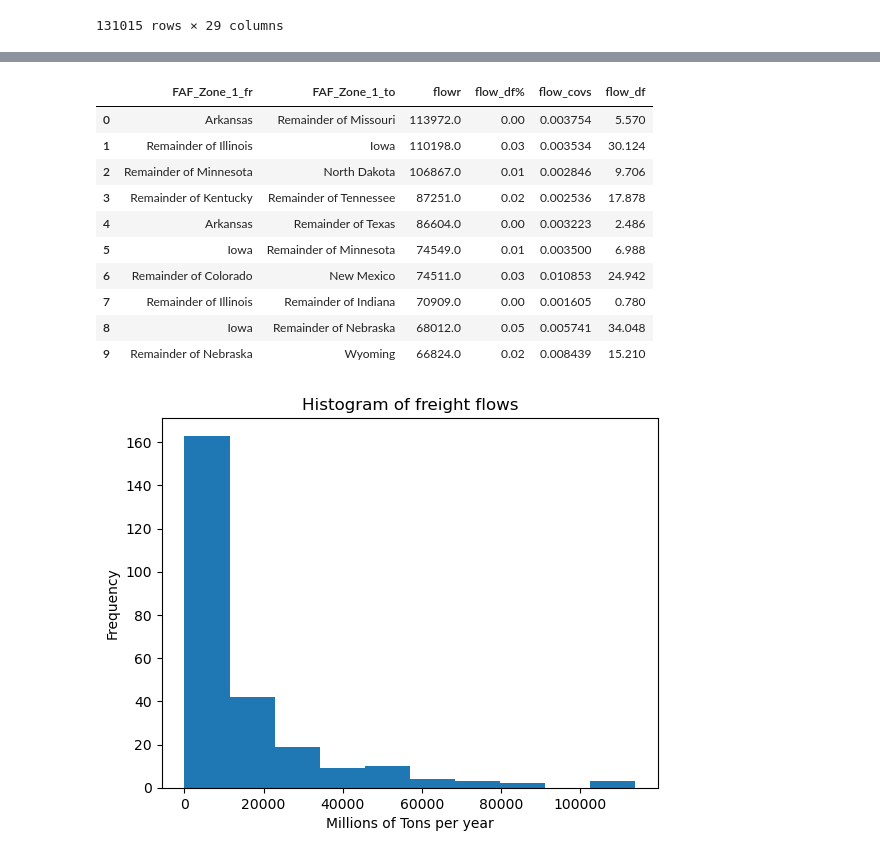
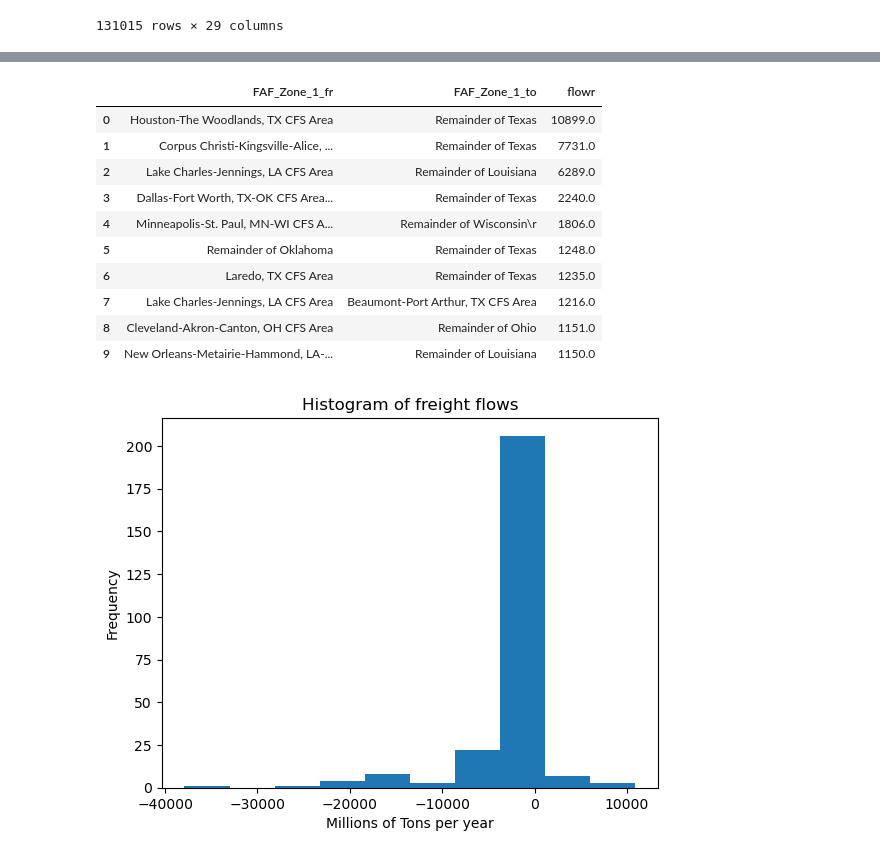
Before and after one commit to UMD-CTSM/network_flow_assignment, a Jupyter notebook: src/faf_sim.ipynb, the cells around one changed output, grey strips where cells are left out. Saved outputs shown, nothing was run; the diff lists cells and outputs as text; code cells hidden in the pictures.

Commit message:
Added comparison mode

```diff
--- a/src/faf_sim.ipynb
+++ b/src/faf_sim.ipynb
@@ -19,17 +19,20 @@ from geoprocessing.faf_zone_network import FafZoneNetwork, link_weights
 from network_analysis.mc_flow_assignment import sample_flows
 import geopandas as gpd
 # %%
-SIMPLE_NET = False # (421, 423, 341, 342 )
+MODE = 'compare' # normal, simple, monte_carlo, compare
 
-MONTE_CARLO = True
+SIMPLE_NET = False
+MONTE_CARLO = False
+if MODE == 'simple':
+  SIMPLE_NET = (421, 423, 341, 342 )
+if MODE == 'monte_carlo':
+  MONTE_CARLO = True
+
 MC_ITER_N = 500
 NORMAL_DIST = True
 
-COLUMN = 'thousand tons in 2035'
-
-# Validations
-if SIMPLE_NET:
-  MONTE_CARLO = False
+COLUMN = 'thousand tons in 2020'
+COMPARE_COLUMN = 'thousand tons in 2018'
 # %%
 naRailNodesDf = gpd.read_file( BASE_DIR / "inputs/NTAD_North_American_Rail_Network_Nodes")
 naRailLinesDf = gpd.read_file( BASE_DIR / "inputs/NTAD_North_American_Rail_Network_Lines")
@@ -66,9 +86,13 @@ railnet = fzn.createNetwork()
 # %%
-
 fa = FlowAssignment(railnet)
 
 railnet_flows = fa.run(faf_flows, SUM_COLUMN=COLUMN) # For comparison, if Monte Carlo mode
-if not MONTE_CARLO:
+
+if MODE == 'compare':
+  compare_flows = fa.run(faf_flows, SUM_COLUMN=COMPARE_COLUMN)
+  fzn.apply_flows((railnet_flows - compare_flows).to_dict())
+
+if MODE == 'normal':
   fzn.apply_flows(railnet_flows.to_dict())
 
 if MONTE_CARLO:
@@ -116,8 +140,16 @@ m = folium.Map(
 m.fit_bounds([[min_lat, min_lon], [max_lat, max_lon]])
 wmax = fzn.fafZoneLinksDf['flows'].max()
 wmin = fzn.fafZoneLinksDf['flows'].min()
+
+def select_flows(feature):
+  return feature['properties']['flows']
+
 def norm_w(feature):
-  return (feature['properties']['flows'] - wmin)/(wmax-wmin)
+  return (select_flows(feature) - wmin)/(wmax-wmin)
+
+def norm_abs_fn(feature):
+  value = select_flows(feature)
+  return value/(wmax if value > 0 else -wmin)
 
 lineWeightMax = 4
 lineWeightMin = 0.75
@@ -166,6 +198,10 @@ fzn.fafZoneLinksDf[['FAF_Zone_1_fr', 'FAF_Zone_1_to', 'flows', 'geometry']].expl
     'style_function': lambda feature: {
       'color': cm.linear.plasma(norm_w(feature)),
       'weight': norm_w(feature) * (lineWeightMax - lineWeightMin) + lineWeightMin
+    } if MODE != 'compare' else {
+      'color': cm.linear.RdYlGn_11(norm_abs_fn(feature) + .5),
+      'weight': abs(norm_abs_fn(feature)) * 3 + 1,
+      # 'yooo': print(abs(norm_abs_fn(feature)) if select_flows(feature) < 0 else False)
     }
   }
 )
@@ -189,42 +225,42 @@ fzn.fafZoneLinksDf['flows'].plot(
 )
 plt.show()
 
 if MONTE_CARLO:
   from matplotlib.ticker import PercentFormatter
 
   diff_percents = monte_railnet_flows.sub(railnet_flows, axis=0).abs().div(railnet_flows, axis=0).mul(100, axis=0)
   plot = diff_percents.T.expanding().mean().abs().mean(axis=1).plot(
     title='Monte Carlo Simulation Convergence',
     xlabel='Iterations',
     ylabel='Precent Error'
   )
   plot.yaxis.set_major_formatter(PercentFormatter())
   plt.show()
   avg_diff_percents = diff_percents.mean(axis=1)
   fzn.fafZoneLinksDf.loc[~np.isfinite(fzn.fafZoneLinksDf.flow_df_percent), 'flow_df_percent'] = 0
   plot = avg_diff_percents.plot(
     kind='hist',
     title='Histogram of flow errors in percent',
     xlabel='Percent Error'
   )
   mean_error = avg_diff_percents.mean()
   plt.axvline(mean_error, color='k')
   plot.xaxis.set_major_formatter(PercentFormatter())
 
   min_ylim, max_ylim = plt.ylim()
   plt.text(mean_error * 1.1, max_ylim*0.9, 'Mean: {:.4f}%'.format(mean_error))
   plt.show()
 # %% [output]
 [interactive output not drawn]
-|  | FAF_Zone_1_fr | FAF_Zone_1_to | flowr | flow_df% | flow_covs | flow_df |
-| 0 | Arkansas | Remainder of Missouri | 113972.0 | 0.00 | 0.003754 | 5.570 |
-| 1 | Remainder of Illinois | Iowa | 110198.0 | 0.03 | 0.003534 | 30.124 |
-| 2 | Remainder of Minnesota | North Dakota | 106867.0 | 0.01 | 0.002846 | 9.706 |
-| 3 | Remainder of Kentucky | Remainder of Tennessee | 87251.0 | 0.02 | 0.002536 | 17.878 |
-| 4 | Arkansas | Remainder of Texas | 86604.0 | 0.00 | 0.003223 | 2.486 |
-| 5 | Iowa | Remainder of Minnesota | 74549.0 | 0.01 | 0.003500 | 6.988 |
-| 6 | Remainder of Colorado | New Mexico | 74511.0 | 0.03 | 0.010853 | 24.942 |
-| 7 | Remainder of Illinois | Remainder of Indiana | 70909.0 | 0.00 | 0.001605 | 0.780 |
-| 8 | Iowa | Remainder of Nebraska | 68012.0 | 0.05 | 0.005741 | 34.048 |
-| 9 | Remainder of Nebraska | Wyoming | 66824.0 | 0.02 | 0.008439 | 15.210 |
+|  | FAF_Zone_1_fr | FAF_Zone_1_to | flowr |
+| 0 | Houston-The Woodlands, TX CFS Area | Remainder of Texas | 10899.0 |
+| 1 | Corpus Christi-Kingsville-Alice, ... | Remainder of Texas | 7731.0 |
+| 2 | Lake Charles-Jennings, LA CFS Area | Remainder of Louisiana | 6289.0 |
+| 3 | Dallas-Fort Worth, TX-OK CFS Area... | Remainder of Texas | 2240.0 |
+| 4 | Minneapolis-St. Paul, MN-WI CFS A... | Remainder of Wisconsin\r | 1806.0 |
+| 5 | Remainder of Oklahoma | Remainder of Texas | 1248.0 |
+| 6 | Laredo, TX CFS Area | Remainder of Texas | 1235.0 |
+| 7 | Lake Charles-Jennings, LA CFS Area | Beaumont-Port Arthur, TX CFS Area | 1216.0 |
+| 8 | Cleveland-Akron-Canton, OH CFS Area | Remainder of Ohio | 1151.0 |
+| 9 | New Orleans-Metairie-Hammond, LA-... | Remainder of Louisiana | 1150.0 |
-[figure, old version]
+[figure, new version]
```
Also changed, not shown: parts of 2 cells of this notebook.
